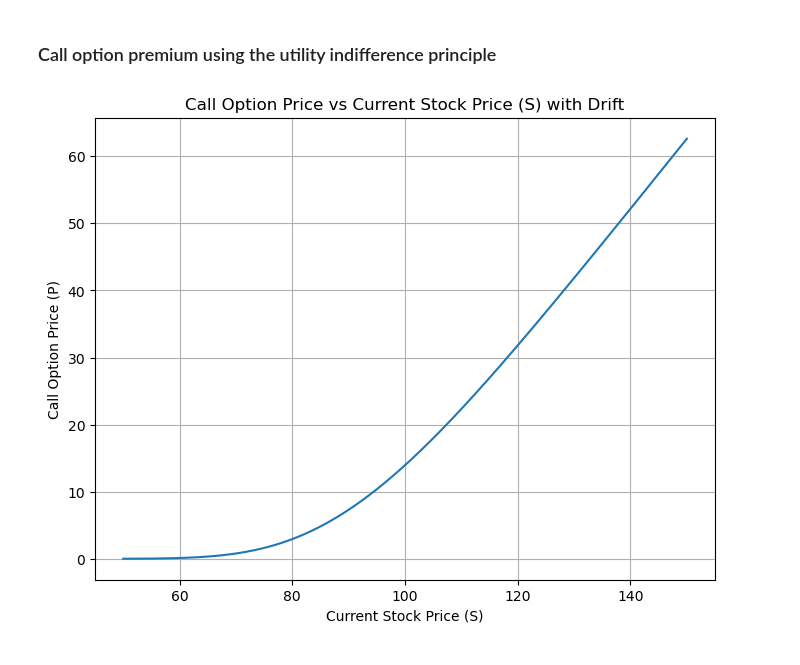
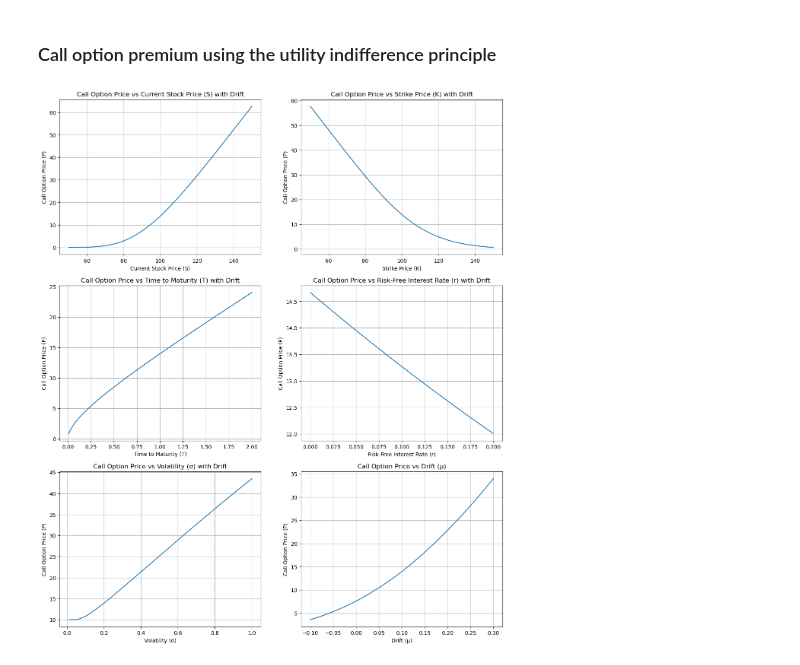
Before and after one commit to xaviweise/aaat, a Jupyter notebook: _build/jupyter_execute/notebooks/fair_price_estimation.ipynb, the cells around one changed output. Saved outputs shown, nothing was run; the diff lists cells and outputs as text; code cells hidden in the pictures.

Commit message:
added figure gp wiener

```diff
--- a/_build/jupyter_execute/notebooks/fair_price_estimation.ipynb
+++ b/_build/jupyter_execute/notebooks/fair_price_estimation.ipynb
@@ -21,80 +21,70 @@ S_t = 100   # Current stock price
 K = 100     # Strike price
 T = 1       # Time to maturity (1 year)
 t = 0       # Current time (now)
 r = 0.05    # Risk-free interest rate (5%)
 mu = 0.1    # Drift rate (10%)
 sigma = 0.2 # Volatility (20%)
 
 # Generate data for each dependency plot
 S_values = np.linspace(50, 150, 400)
 K_values = np.linspace(50, 150, 400)
 T_values = np.linspace(0.01, 2, 400)
 r_values = np.linspace(0, 0.2, 400)
 sigma_values = np.linspace(0.01, 1, 400)
 mu_values = np.linspace(-0.1, 0.3, 400)
 
 # Calculate call prices with drift
 C_S_drift = [black_scholes_with_drift(S, K, T, t, r, mu, sigma) for S in S_values]
 C_K_drift = [black_scholes_with_drift(S_t, K, T, t, r, mu, sigma) for K in K_values]
 C_T_drift = [black_scholes_with_drift(S_t, K, T, t, r, mu, sigma) for T in T_values]
 C_r_drift = [black_scholes_with_drift(S_t, K, T, t, r, mu, sigma) for r in r_values]
 C_sigma_drift = [black_scholes_with_drift(S_t, K, T, t, r, mu, sigma) for sigma in sigma_values]
 C_mu_drift = [black_scholes_with_drift(S_t, K, T, t, r, mu, sigma) for mu in mu_values]
 
-# Plotting each dependency separately
+# Plotting all dependencies in a single figure for export
 
-# Plot for Current Stock Price (S)
-plt.figure(figsize=(8, 6))
-plt.plot(S_values, C_S_drift)
-plt.title('Call Option Price vs Current Stock Price (S) with Drift')
-plt.xlabel('Current Stock Price (S)')
-plt.ylabel('Call Option Price (P)')
-plt.grid(True)
-plt.show()
+fig, axs = plt.subplots(3, 2, figsize=(15, 18))
 
-# Plot for Strike Price (K)
-plt.figure(figsize=(8, 6))
-plt.plot(K_values, C_K_drift)
-plt.title('Call Option Price vs Strike Price (K) with Drift')
-plt.xlabel('Strike Price (K)')
-plt.ylabel('Call Option Price (P)')
-plt.grid(True)
-plt.show()
+# Current Stock Price (S) with Drift
+axs[0, 0].plot(S_values, C_S_drift)
+axs[0, 0].set_title('Call Option Price vs Current Stock Price (S) with Drift')
+axs[0, 0].set_xlabel('Current Stock Price (S)')
+axs[0, 0].set_ylabel('Call Option Price (P)')
+axs[0, 0].grid(True)
 
-# Plot for Time to Maturity (T)
-plt.figure(figsize=(8, 6))
-plt.plot(T_values, C_T_drift)
-plt.title('Call Option Price vs Time to Maturity (T) with Drift')
-plt.xlabel('Time to Maturity (T)')
-plt.ylabel('Call Option Price (P)')
-plt.grid(True)
-plt.show()
+# Strike Price (K) with Drift
+axs[0, 1].plot(K_values, C_K_drift)
+axs[0, 1].set_title('Call Option Price vs Strike Price (K) with Drift')
+axs[0, 1].set_xlabel('Strike Price (K)')
+axs[0, 1].set_ylabel('Call Option Price (P)')
+axs[0, 1].grid(True)
 
-# Plot for Risk-Free Interest Rate (r)
-plt.figure(figsize=(8, 6))
-plt.plot(r_values, C_r_drift)
-plt.title('Call Option Price vs Risk-Free Interest Rate (r) with Drift')
-plt.xlabel('Risk-Free Interest Rate (r)')
-plt.ylabel('Call Option Price (P)')
-plt.grid(True)
-plt.show()
+# Time to Maturity (T) with Drift
+axs[1, 0].plot(T_values, C_T_drift)
+axs[1, 0].set_title('Call Option Price vs Time to Maturity (T) with Drift')
+axs[1, 0].set_xlabel('Time to Maturity (T)')
+axs[1, 0].set_ylabel('Call Option Price (P)')
+axs[1, 0].grid(True)
 
-# Plot for Volatility (σ)
-plt.figure(figsize=(8, 6))
-plt.plot(sigma_values, C_sigma_drift)
-plt.title('Call Option Price vs Volatility (σ) with Drift')
-plt.xlabel('Volatility (σ)')
-plt.ylabel('Call Option Price (P)')
-plt.grid(True)
-plt.show()
+# Risk-Free Interest Rate (r) with Drift
+axs[1, 1].plot(r_values, C_r_drift)
+axs[1, 1].set_title('Call Option Price vs Risk-Free Interest Rate (r) with Drift')
+axs[1, 1].set_xlabel('Risk-Free Interest Rate (r)')
+axs[1, 1].set_ylabel('Call Option Price (P)')
+axs[1, 1].grid(True)
 
-# Plot for Drift (μ)
-plt.figure(figsize=(8, 6))
-plt.plot(mu_values, C_mu_drift)
-plt.title('Call Option Price vs Drift (μ)')
-plt.xlabel('Drift (μ)')
-plt.ylabel('Call Option Price (P)')
-plt.grid(True)
-plt.show()
+# Volatility (σ) with Drift
+axs[2, 0].plot(sigma_values, C_sigma_drift)
+axs[2, 0].set_title('Call Option Price vs Volatility (σ) with Drift')
+axs[2, 0].set_xlabel('Volatility (σ)')
+axs[2, 0].set_ylabel('Call Option Price (P)')
+axs[2, 0].grid(True)
+
+# Drift (μ)
+axs[2, 1].plot(mu_values, C_mu_drift)
+axs[2, 1].set_title('Call Option Price vs Drift (μ)')
+axs[2, 1].set_xlabel('Drift (μ)')
+axs[2, 1].set_ylabel('Call Option Price (P)')
+axs[2, 1].grid(True)
 # %% [output]
-[figure, old version]
+[figure, new version]
```
Also changed, not shown: parts of 1 cell of this notebook, 30 other files.
